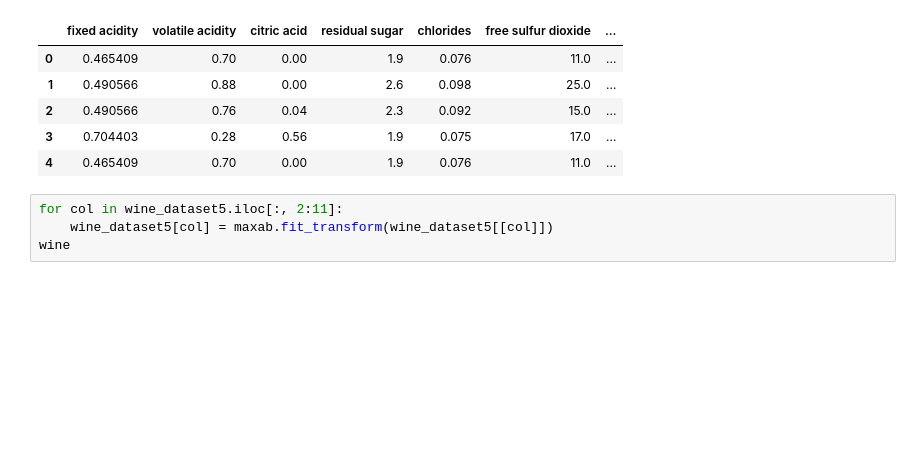
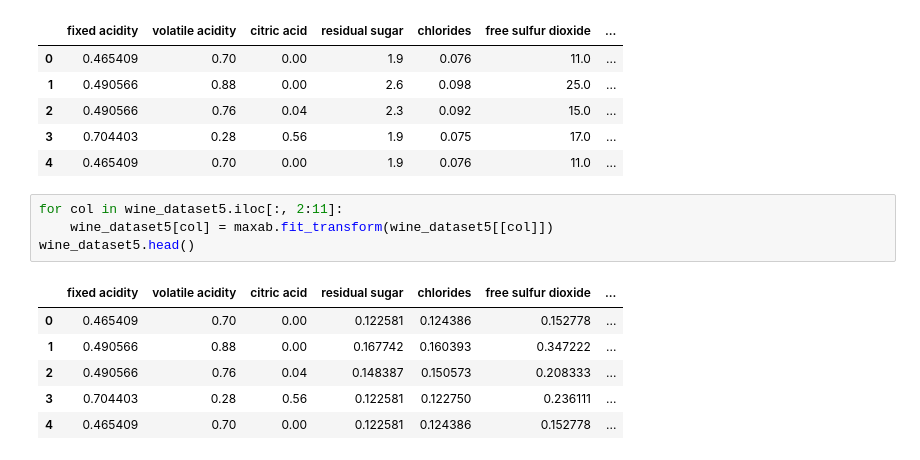
Before and after one commit to Md-Maruf-1727/Data-preprocessing-Practice, a Jupyter notebook: FeatureTransform/featureTransformationTechniques.ipynb, the cells around one changed output. Drawn from its saved outputs; the diff is of its cells as text; blank space fills up the shorter version.

```diff
--- a/FeatureTransform/featureTransformationTechniques.ipynb
+++ b/FeatureTransform/featureTransformationTechniques.ipynb
@@ -325,4 +325,11 @@ wine_dataset5.head()
 # %%
 for col in wine_dataset5.iloc[:, 2:11]:
     wine_dataset5[col] = maxab.fit_transform(wine_dataset5[[col]])
-wine
+wine_dataset5.head()
+# %% [output]
+|  | fixed acidity | volatile acidity | citric acid | residual sugar | chlorides | free sulfur dioxide | ... |
+| 0 | 0.465409 | 0.70 | 0.00 | 0.122581 | 0.124386 | 0.152778 | ... |
+| 1 | 0.490566 | 0.88 | 0.00 | 0.167742 | 0.160393 | 0.347222 | ... |
+| 2 | 0.490566 | 0.76 | 0.04 | 0.148387 | 0.150573 | 0.208333 | ... |
+| 3 | 0.704403 | 0.28 | 0.56 | 0.122581 | 0.122750 | 0.236111 | ... |
+| 4 | 0.465409 | 0.70 | 0.00 | 0.122581 | 0.124386 | 0.152778 | ... |
```
